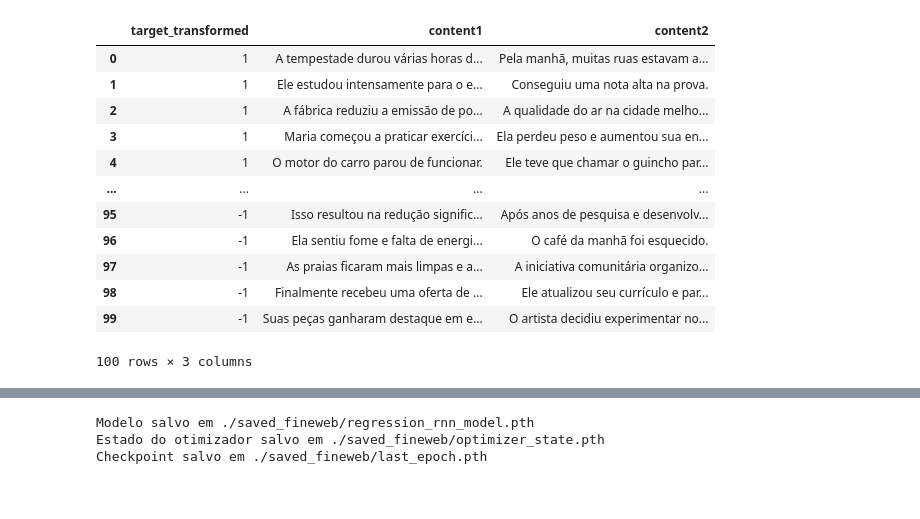
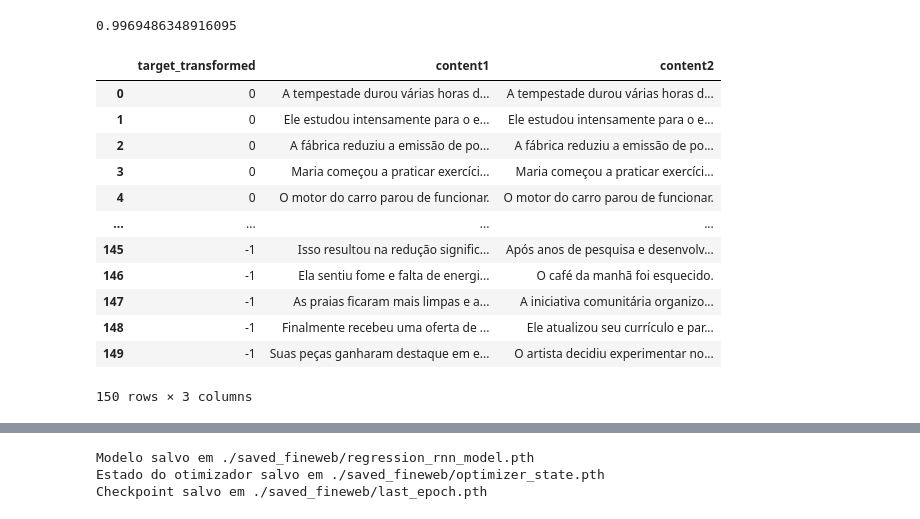
Before and after one commit to jadsongmatos/Tempo-nas-Narrativas, a Jupyter notebook: treino.ipynb, the cells around one changed output, grey strips where cells are left out. Cells and saved outputs as stored; diff of their text form; code cells hidden in the pictures.

```diff
--- a/treino.ipynb
+++ b/treino.ipynb
@@ -208,6 +282,10 @@ def dissimilaridade(S):
 		epsilon = (1/(max_x-1))
 
 	return (1 - (S+epsilon)) / (S+epsilon)
+# %%
+signed_log_transform(1.71)
+# %% [output]
+0.9969486348916095
 # %%
 import pandas as pd
 
@@ -218,33 +296,40 @@ data = {
 }
 
 # Crie o DataFrame
 df_validation = pd.DataFrame(data)
 
-# Adicionar novas frases com a ordem contrária e target 0
+# Adicionar frases iguais
+df_zero = pd.DataFrame({
+    'target_transformed': [0] * len(data['target_transformed']),
+    'content1': df_validation['content1'],
+    'content2': df_validation['content1']
+})
+
+# Adicionar frases com a ordem contrária
 df_reversed = pd.DataFrame({
     'target_transformed': [-1] * len(data['target_transformed']),
     'content1': df_validation['content2'],
     'content2': df_validation['content1']
 })
 
 # Concatenar os dois DataFrames
-df_validation = pd.concat([df_validation, df_reversed], ignore_index=True)
+df_validation = pd.concat([df_zero, df_validation, df_reversed], ignore_index=True)
 
 df_validation
 # %% [output]
 |  | target_transformed | content1 | content2 |
-| 0 | 1 | A tempestade durou várias horas d... | Pela manhã, muitas ruas estavam a... |
-| 1 | 1 | Ele estudou intensamente para o e... | Conseguiu uma nota alta na prova. |
-| 2 | 1 | A fábrica reduziu a emissão de po... | A qualidade do ar na cidade melho... |
-| 3 | 1 | Maria começou a praticar exercíci... | Ela perdeu peso e aumentou sua en... |
-| 4 | 1 | O motor do carro parou de funcionar. | Ele teve que chamar o guincho par... |
+| 0 | 0 | A tempestade durou várias horas d... | A tempestade durou várias horas d... |
+| 1 | 0 | Ele estudou intensamente para o e... | Ele estudou intensamente para o e... |
+| 2 | 0 | A fábrica reduziu a emissão de po... | A fábrica reduziu a emissão de po... |
+| 3 | 0 | Maria começou a praticar exercíci... | Maria começou a praticar exercíci... |
+| 4 | 0 | O motor do carro parou de funcionar. | O motor do carro parou de funcionar. |
 | ... | ... | ... | ... |
-| 95 | -1 | Isso resultou na redução signific... | Após anos de pesquisa e desenvolv... |
-| 96 | -1 | Ela sentiu fome e falta de energi... | O café da manhã foi esquecido. |
-| 97 | -1 | As praias ficaram mais limpas e a... | A iniciativa comunitária organizo... |
-| 98 | -1 | Finalmente recebeu uma oferta de ... | Ele atualizou seu currículo e par... |
-| 99 | -1 | Suas peças ganharam destaque em e... | O artista decidiu experimentar no... |
+| 145 | -1 | Isso resultou na redução signific... | Após anos de pesquisa e desenvolv... |
+| 146 | -1 | Ela sentiu fome e falta de energi... | O café da manhã foi esquecido. |
+| 147 | -1 | As praias ficaram mais limpas e a... | A iniciativa comunitária organizo... |
+| 148 | -1 | Finalmente recebeu uma oferta de ... | Ele atualizou seu currículo e par... |
+| 149 | -1 | Suas peças ganharam destaque em e... | O artista decidiu experimentar no... |
-100 rows × 3 columns
+150 rows × 3 columns
 # %%
 # Função para o collate_fn, necessária para lidar com sequências de tamanhos variáveis
 def collate_fn(batch):
```
Also changed, not shown: parts of 21 cells of this notebook, 1 other file.
